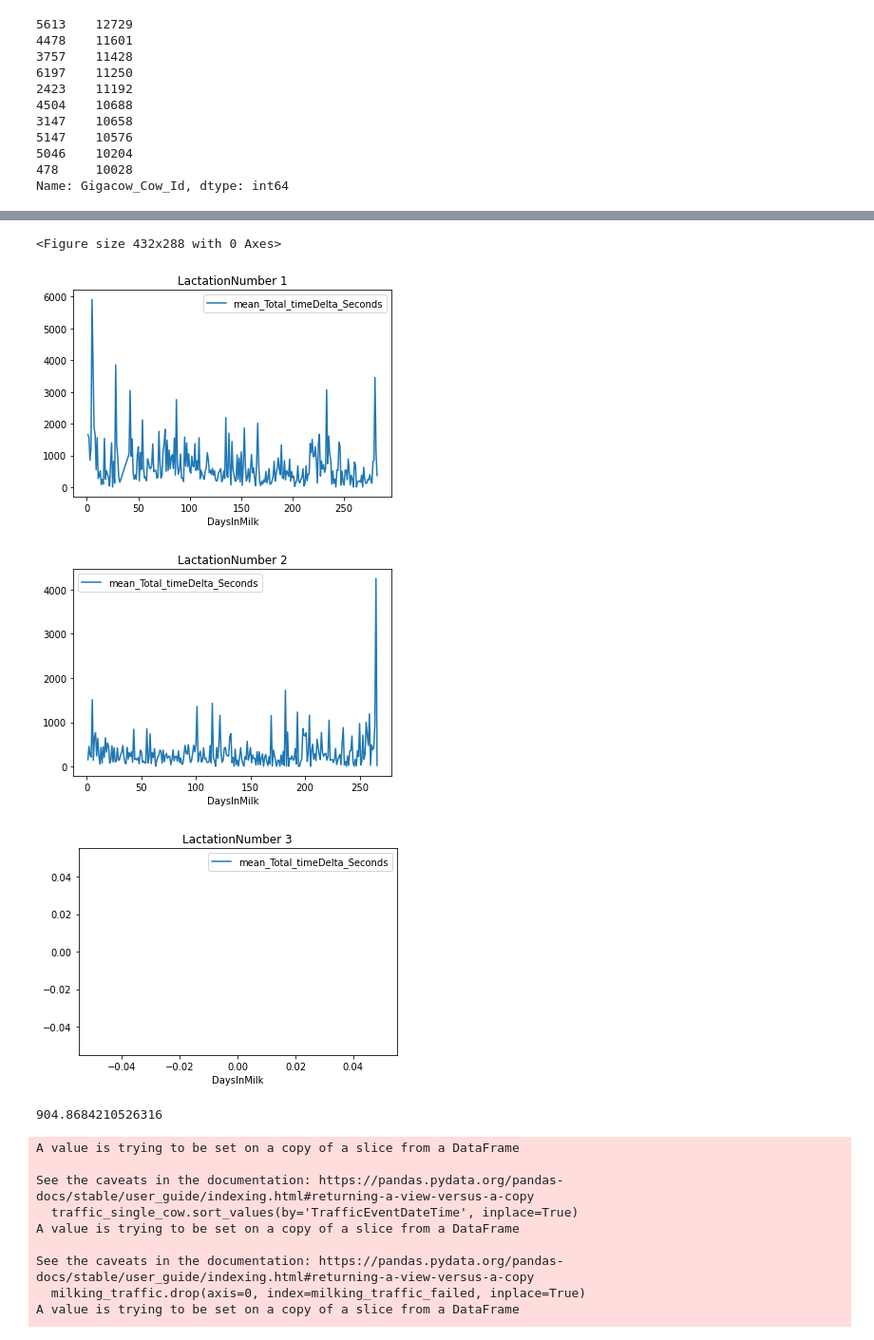
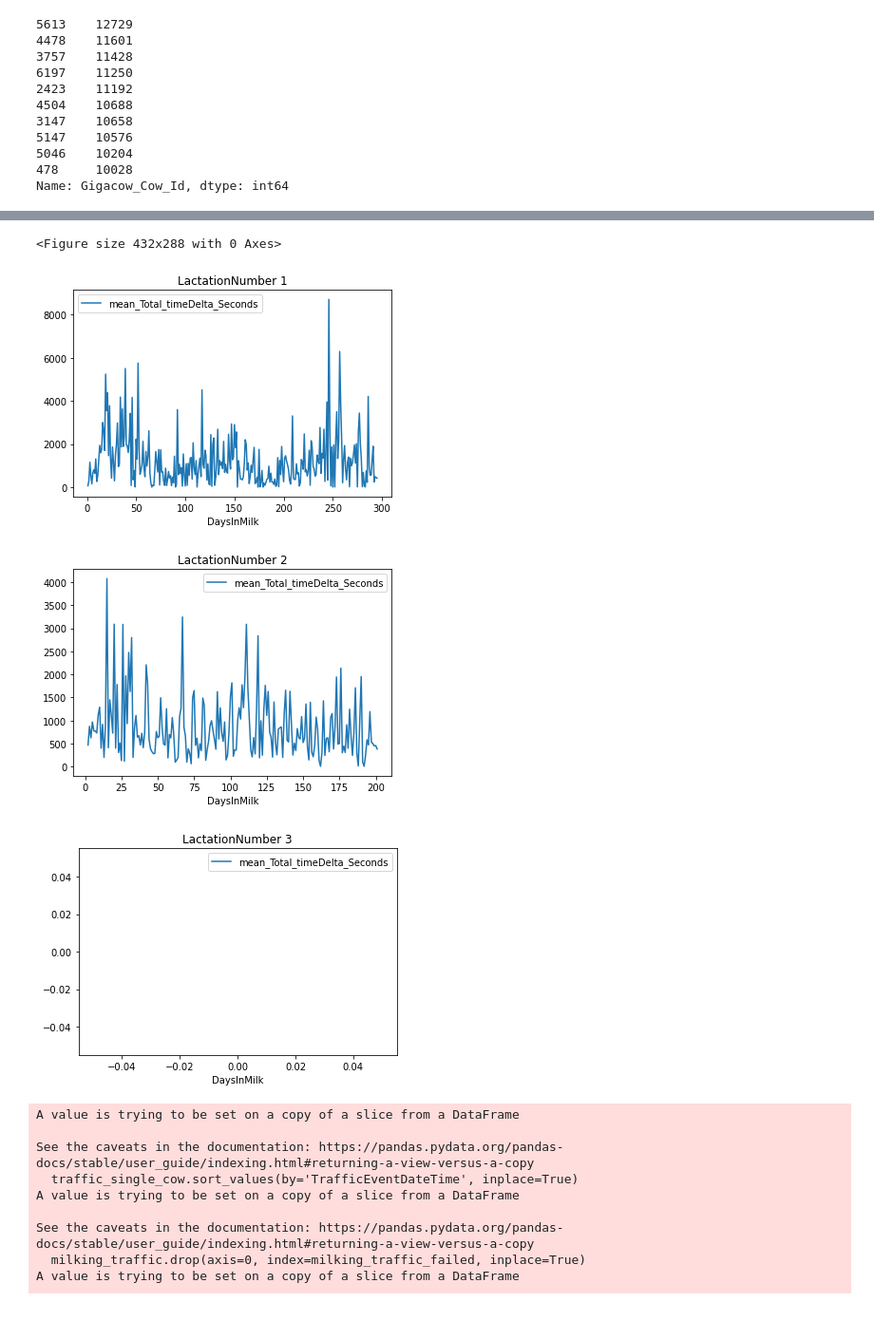
Before and after one commit to pgullstrand/Gigacow-tools, a Jupyter notebook: Model_time_series/GP_model/ts_dataCollection_memory.ipynb, the cells around one changed output, grey strips where cells are left out. Shown at 95% size. Drawn from its saved outputs; the diff is of its cells as text; code cells hidden in the pictures.

```diff
--- a/Model_time_series/GP_model/ts_dataCollection_memory.ipynb
+++ b/Model_time_series/GP_model/ts_dataCollection_memory.ipynb
@@ -221,39 +221,35 @@ def data_collector(traffic, gigacow, lactation, cow_id, lacNumList):
     return comb_cows
 # %%
 # plot the relations between timeDielta and Lactation/DIM(DaysInMilk)
-single_cow_merge = data_collector(traffic, gigacow, lactation, 5147, [1, 2])
+single_cow_merge = data_collector(traffic, gigacow, lactation, 1738, [1, 2])
 single_cow_merge['mean_Total_timeDelta_Seconds'] = single_cow_merge.Total_timeDelta_Seconds/single_cow_merge.milking_times
 plt.figure()
 single_cow_merge.loc[single_cow_merge.LactationNumber == 1].plot(x="DaysInMilk", y="mean_Total_timeDelta_Seconds", kind='line', title='LactationNumber 1')
 single_cow_merge.loc[single_cow_merge.LactationNumber == 2].plot(x="DaysInMilk", y="mean_Total_timeDelta_Seconds", kind='line', title='LactationNumber 2')
 single_cow_merge.loc[single_cow_merge.LactationNumber == 3].plot(x="DaysInMilk", y="mean_Total_timeDelta_Seconds", kind='line', title='LactationNumber 3')
 plt.show()
 # %% [output]
 A value is trying to be set on a copy of a slice from a DataFrame
 
 See the caveats in the documentation: https://pandas.pydata.org/pandas-docs/stable/user_guide/indexing.html#returning-a-view-versus-a-copy
   traffic_single_cow.sort_values(by='TrafficEventDateTime', inplace=True)
 A value is trying to be set on a copy of a slice from a DataFrame
 
 See the caveats in the documentation: https://pandas.pydata.org/pandas-docs/stable/user_guide/indexing.html#returning-a-view-versus-a-copy
   milking_traffic.drop(axis=0, index=milking_traffic_failed, inplace=True)
 A value is trying to be set on a copy of a slice from a DataFrame
 
 See the caveats in the documentation: https://pandas.pydata.org/pandas-docs/stable/user_guide/indexing.html#returning-a-view-versus-a-copy
   pre_milking_traffic.drop(axis=0, index=pre_milking_traffic_failed, inplace=True)
 ... (46 lines left out)
 Try using .loc[row_indexer,col_indexer] = value instead
 
 See the caveats in the documentation: https://pandas.pydata.org/pandas-docs/stable/user_guide/indexing.html#returning-a-view-versus-a-copy
   milking_traffic.MilkingDate = pd.to_datetime(milking_traffic.MilkingDate)
 <Figure size 432x288 with 0 Axes>
-[figure, old version]
+[figure, new version]
-[figure, old version]
+[figure, new version]
 [figure]
-# %%
-single_cow_merge.Total_timeDelta_Seconds.mean()
-# %% [output]
-904.8684210526316
 # %%
 # plot the relations between timeDielta and Lactation/DIM(DaysInMilk)
 periods = [1, 2]
```
Also changed, not shown: parts of 2 cells of this notebook.
